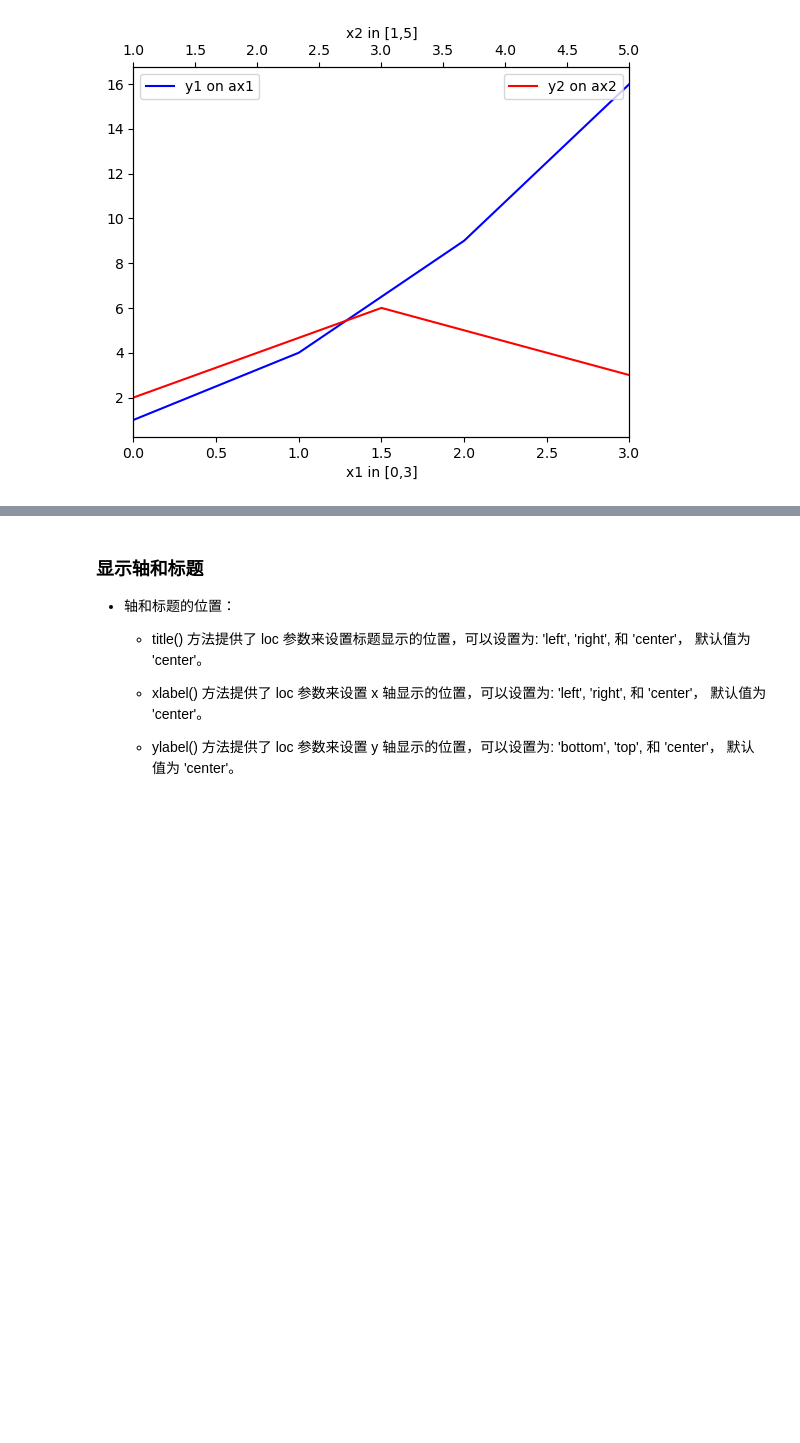
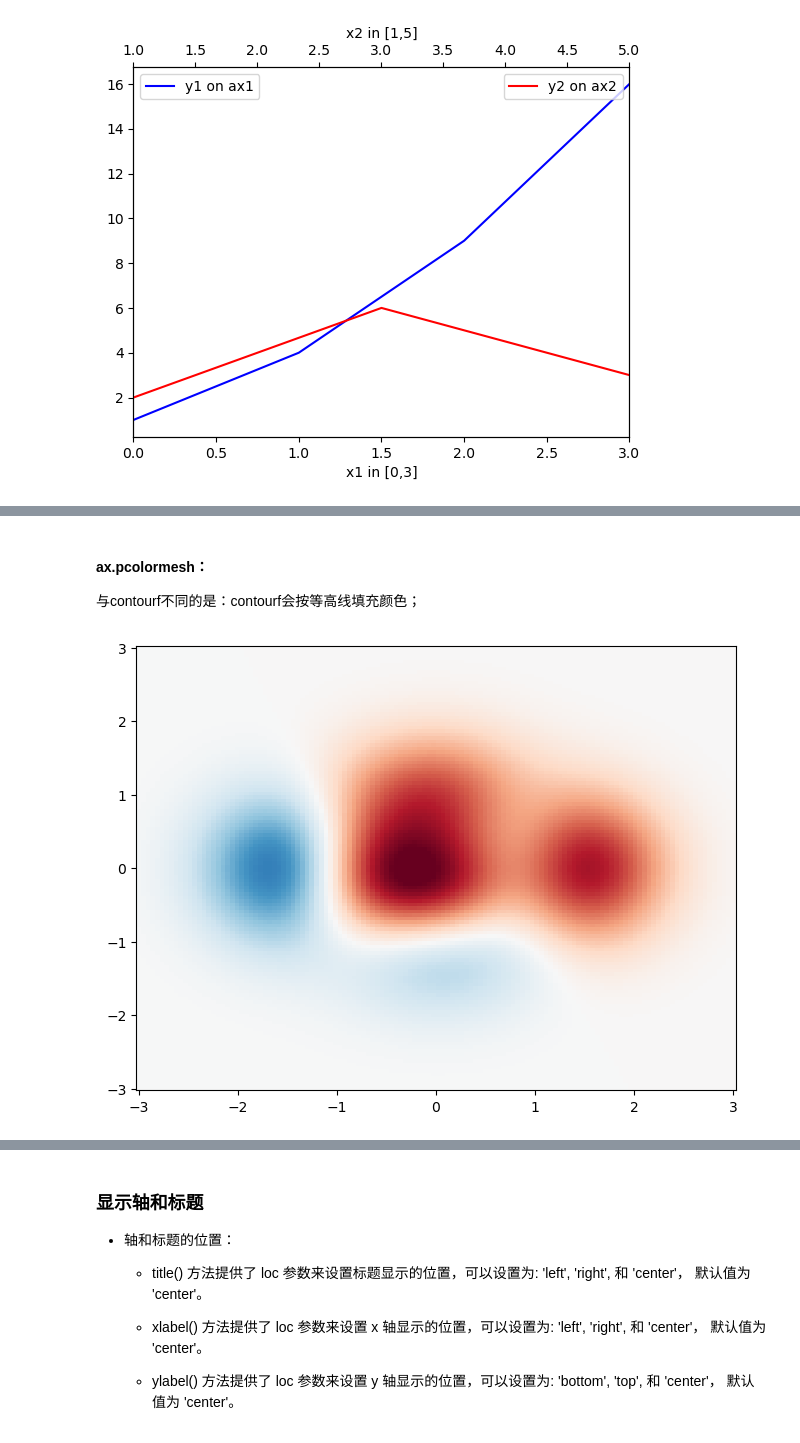
Before and after one commit to lizhi996j/note, a Jupyter notebook: matplotlib笔记.ipynb, the cells around one changed output, grey strips where cells are left out. Saved outputs shown, nothing was run; the diff lists cells and outputs as text; code cells hidden in the pictures; blank space fills up the shorter version.

```diff
--- a/matplotlib笔记.ipynb
+++ b/matplotlib笔记.ipynb
@@ -167,0 +188,11 @@ plt.show()
+# %% [markdown]
+#### ax.pcolormesh：
+与contourf不同的是：contourf会按等高线填充颜色；
+# %%
+X, Y = np.meshgrid(np.linspace(-3, 3, 128), np.linspace(-3, 3, 128))
+Z = (1 - X/2 + X**5 + Y**3) * np.exp(-X**2 - Y**2)
+
+fig, axs = plt.subplots(layout='constrained')
+pc = axs.pcolormesh(X, Y, Z, vmin=-1, vmax=1, cmap='RdBu_r')
+# %% [output]
+[figure, added]
```
Also changed, not shown: parts of 34 cells of this notebook, 29 other files.
